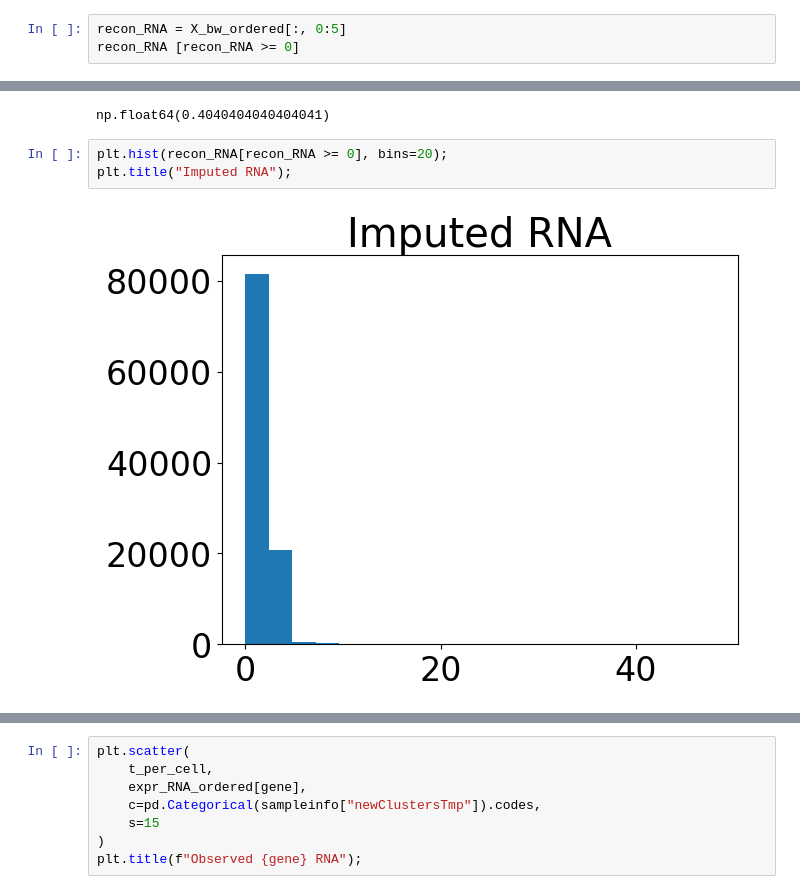
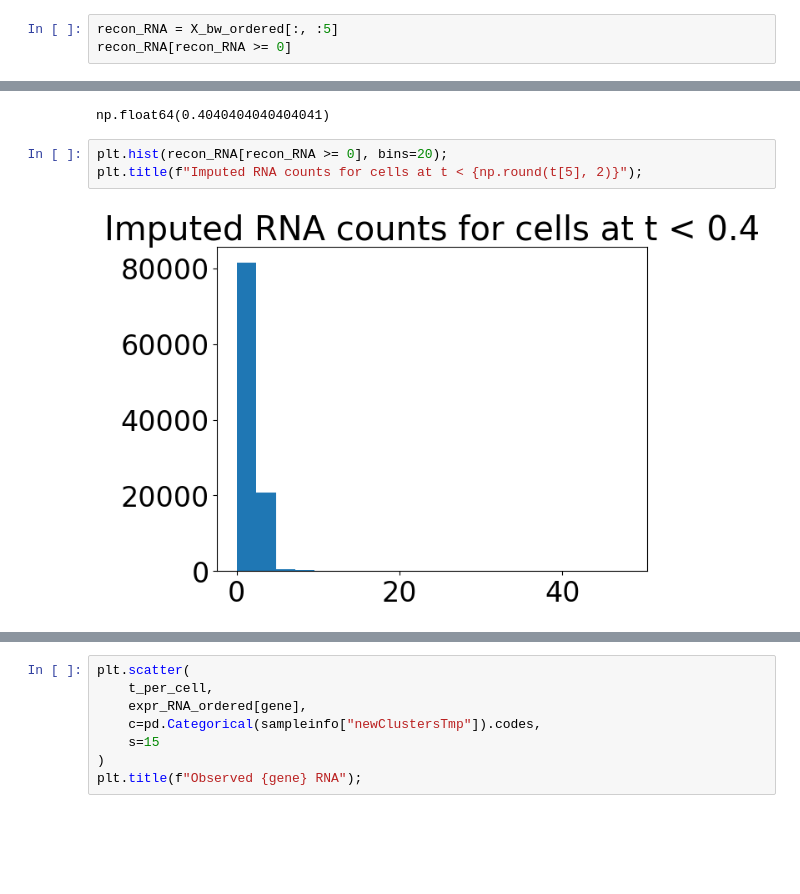
Before and after one commit to reliscu/chronocell_janssens_2025_preprint, a Jupyter notebook: 08_diagnostics.ipynb, the cells around one changed output, grey strips where cells are left out. Saved outputs shown, nothing was run; the diff lists cells and outputs as text; blank space fills up the shorter version.

Commit message:
diagnostic plots

```diff
--- a/08_diagnostics.ipynb
+++ b/08_diagnostics.ipynb
@@ -149,8 +149,8 @@ plt.scatter(
 <matplotlib.collections.PathCollection at 0x...>
 [figure]
 # %%
-recon_RNA = X_bw_ordered[:, 0:5]
-recon_RNA [recon_RNA >= 0]
+recon_RNA = X_bw_ordered[:, :5]
+recon_RNA[recon_RNA >= 0]
 # %% [output]
 array([ 3, 17, 11, ...,  1,  0,  0])
 # %%
@@ -159,7 +159,7 @@ t[5]
 np.float64(0.4040404040404041)
 # %%
 plt.hist(recon_RNA[recon_RNA >= 0], bins=20);
-plt.title("Imputed RNA");
+plt.title(f"Imputed RNA counts for cells at t < {np.round(t[5], 2)}");
 # %% [output]
-[figure, old version]
+[figure, new version]
 # %%
```
Also changed, not shown: parts of 2 cells of this notebook, 2 other files.
